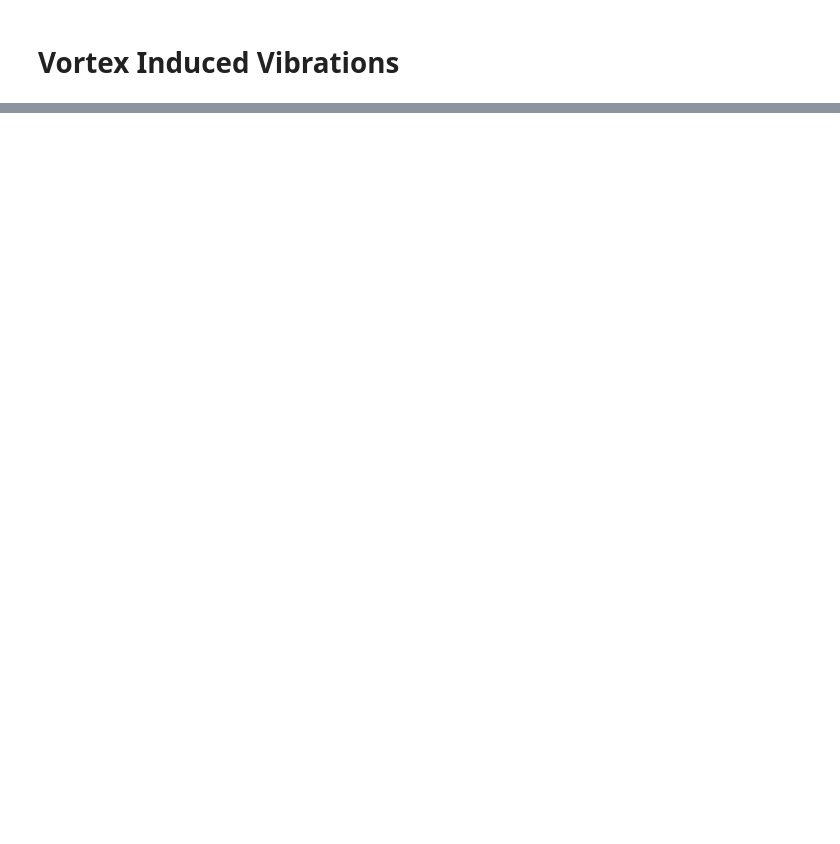
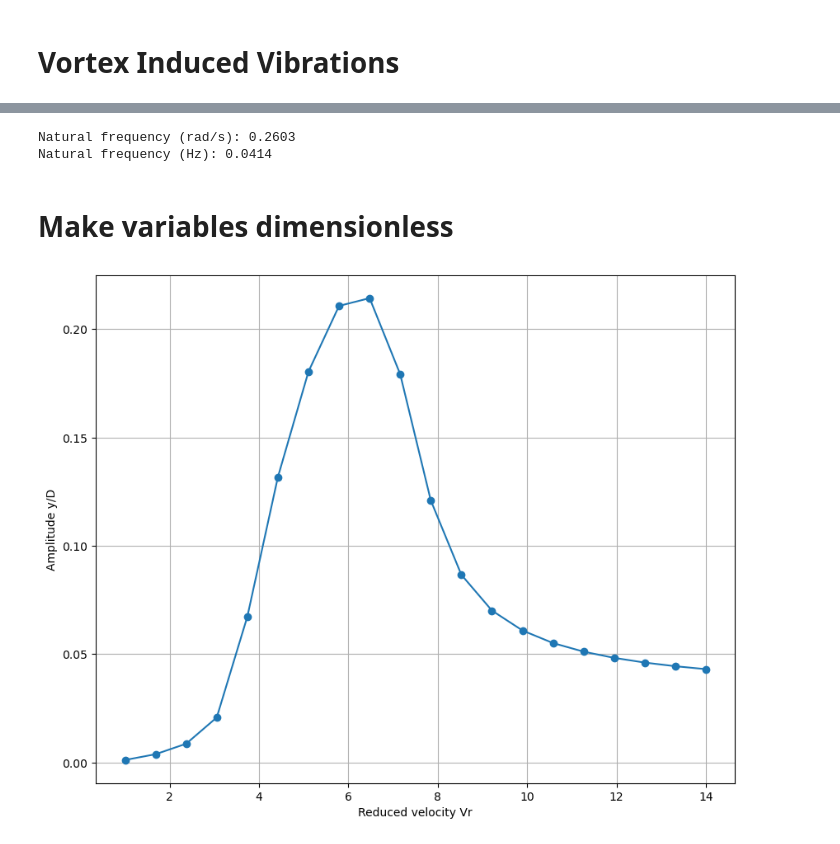
Before and after one commit to JulianEngel1999/FSI_Assignment_2, a Jupyter notebook: VIV.ipynb, the cells around one changed output, grey strips where cells are left out. Cells and saved outputs as stored; diff of their text form; code cells hidden in the pictures; blank space fills up the shorter version.

Commit message:
Non-dimension VIV

```diff
--- a/VIV.ipynb
+++ b/VIV.ipynb
@@ -182,0 +171,34 @@ Simulation completed in 8.30 seconds.
+# %%
+L = 50.0
+D = 0.5
+rho_w = 1025
+rho_c = 7880
+T = 30000
+b = 126
+St = 0.21
+
+A_cross = np.pi * D**2 / 4
+m = rho_c * A_cross * L
+m_a = rho_w * A_cross * L
+m_eff = m + m_a
+m_star = rho_c * A_cross
+m_a_star = rho_w * A_cross
+m_eff_star = m_star + m_a_star
+omega_n1 = (np.pi / L)  * np.sqrt(T / m_eff_star)
+print(f"Natural frequency (rad/s): {omega_n1:.4f}")
+
+zeta = b / (2 * omega_n1 * m_eff_star)
+f_n1 = omega_n1 / (2 *np.pi)
+print(f"Natural frequency (Hz): {f_n1:.4f}")
+
+
+epsilon = 0.2
+A_coupling = 16.0
+Cx0_hat = 1.0
+Cy1_hat = 0.3
+q1_hat = 1.0
+# %% [output]
+Natural frequency (rad/s): 0.2603
+Natural frequency (Hz): 0.0414
+# %% [markdown]
+# Make variables dimensionless
@@ -182,0 +224,23 @@ Simulation completed in 8.30 seconds.
+# %%
+def rk4(f, tau, x, dt, U):
+
+    k1 = f(tau, x, U)
+    k2 = f(tau + dt/2, x + dt/2 * k1, U)
+    k3 = f(tau + dt/2, x + dt/2 * k2, U)
+    k4 = f(tau + dt, x + dt * k3, U)
+
+    return x + dt/6 * (k1 + 2*k2 + 2*k3 + k4)
+# %%
+def comp_x(U, x0):
+    dtau = 0.005
+    tau_end = 200
+    tau = np.arange(0, tau_end, dtau)
+
+    x = np.array(x0, dtype=float)
+    solution = np.zeros((len(tau), 4))
+
+    for i, tau_i in enumerate(tau):
+        solution[i] = x
+        x = rk4(rhs, tau_i, x, dtau, U)
+
+    return tau, solution
@@ -182,0 +258,23 @@ Simulation completed in 8.30 seconds.
+# %%
+V_r = np.linspace(1, 14, 20)
+U_values = V_r * D * f_n1
+
+amplitudes = []
+x0 = np.array([0.01, 0.0, 0.0, 0.0])   # start once
+
+for U in U_values:
+    tau, solution = comp_x(U, x0)
+
+    y = solution[:, 2]
+    cutoff = int(0.85 * len(y))
+    y_steady = y[cutoff:]
+    amp = 0.5 * (np.max(y_steady) - np.min(y_steady))
+    amplitudes.append(amp)
+
+plt.figure(figsize=(10,8))
+plt.plot(V_r, amplitudes, marker='o')
+plt.xlabel("Reduced velocity Vr")
+plt.ylabel("Amplitude y/D")
+plt.grid()
+# %% [output]
+[figure, added]
```
Also changed, not shown: parts of 10 cells of this notebook.
